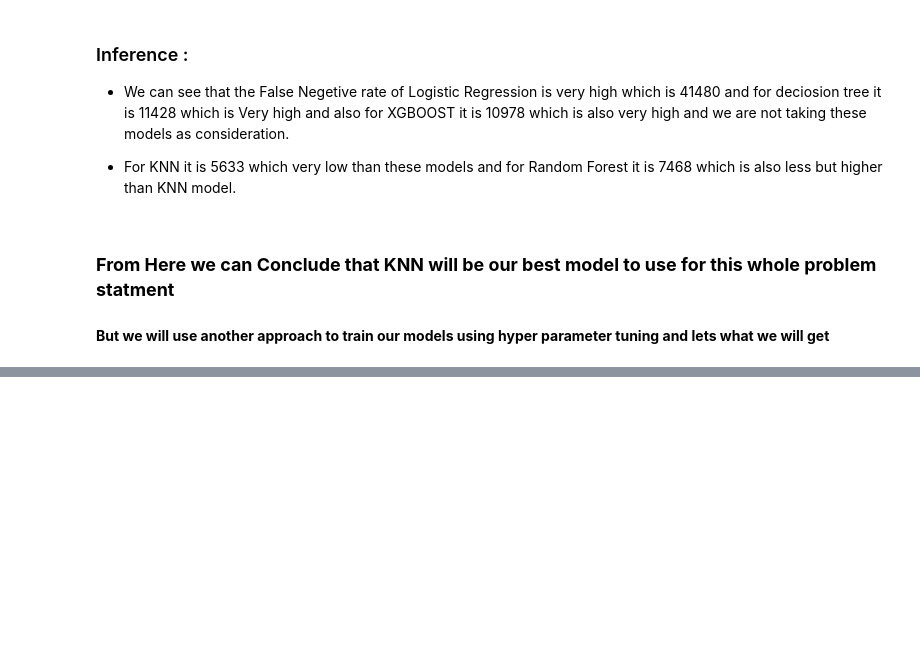
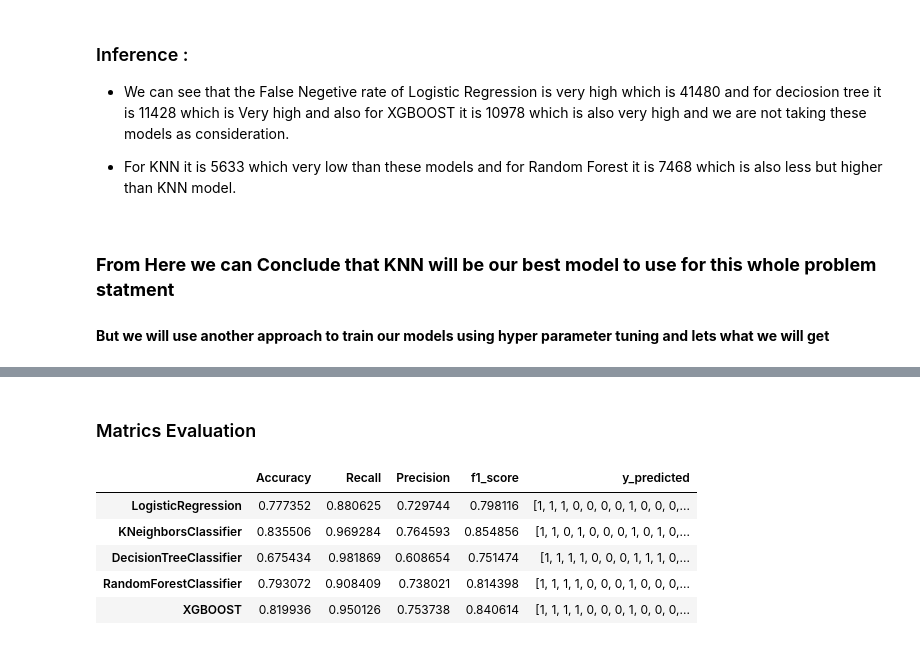
Before and after one commit to pinky-thakur/Health_Insuarance_Cross_Sell_Prediction, a Jupyter notebook: Health_Insurance_Cross_Sell_Prediction.ipynb, the cells around one changed output, grey strips where cells are left out. Cells and saved outputs as stored; diff of their text form; code cells hidden in the pictures; blank space fills up the shorter version.

```diff
--- a/Health_Insurance_Cross_Sell_Prediction.ipynb
+++ b/Health_Insurance_Cross_Sell_Prediction.ipynb
@@ -1528,0 +1721,12 @@ Actual 0        10338        90030
+# %% [markdown]
+### Matrics Evaluation
+# %%
+# Training our model and getting the predictions done by our different models after Hyper parameter tuning
+result_1
+# %% [output]
+|  | Accuracy | Recall | Precision | f1_score | y_predicted |
+| LogisticRegression | 0.777352 | 0.880625 | 0.729744 | 0.798116 | [1, 1, 1, 0, 0, 0, 0, 1, 0, 0, 0,... |
+| KNeighborsClassifier | 0.835506 | 0.969284 | 0.764593 | 0.854856 | [1, 1, 0, 1, 0, 0, 0, 1, 0, 1, 0,... |
+| DecisionTreeClassifier | 0.675434 | 0.981869 | 0.608654 | 0.751474 | [1, 1, 1, 1, 0, 0, 0, 1, 1, 1, 0,... |
+| RandomForestClassifier | 0.793072 | 0.908409 | 0.738021 | 0.814398 | [1, 1, 1, 1, 0, 0, 0, 1, 0, 0, 0,... |
+| XGBOOST | 0.819936 | 0.950126 | 0.753738 | 0.840614 | [1, 1, 1, 1, 0, 0, 0, 1, 0, 0, 0,... |
```
Also changed, not shown: parts of 12 cells of this notebook.
